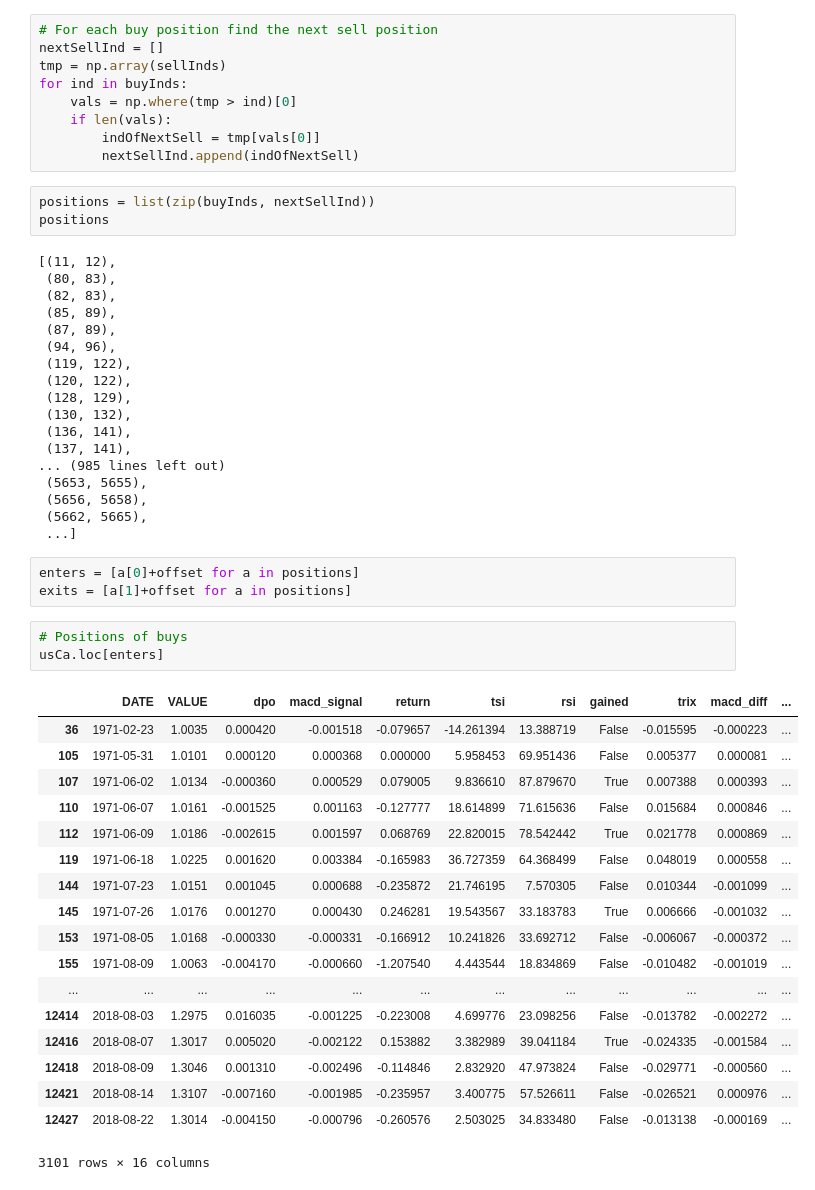
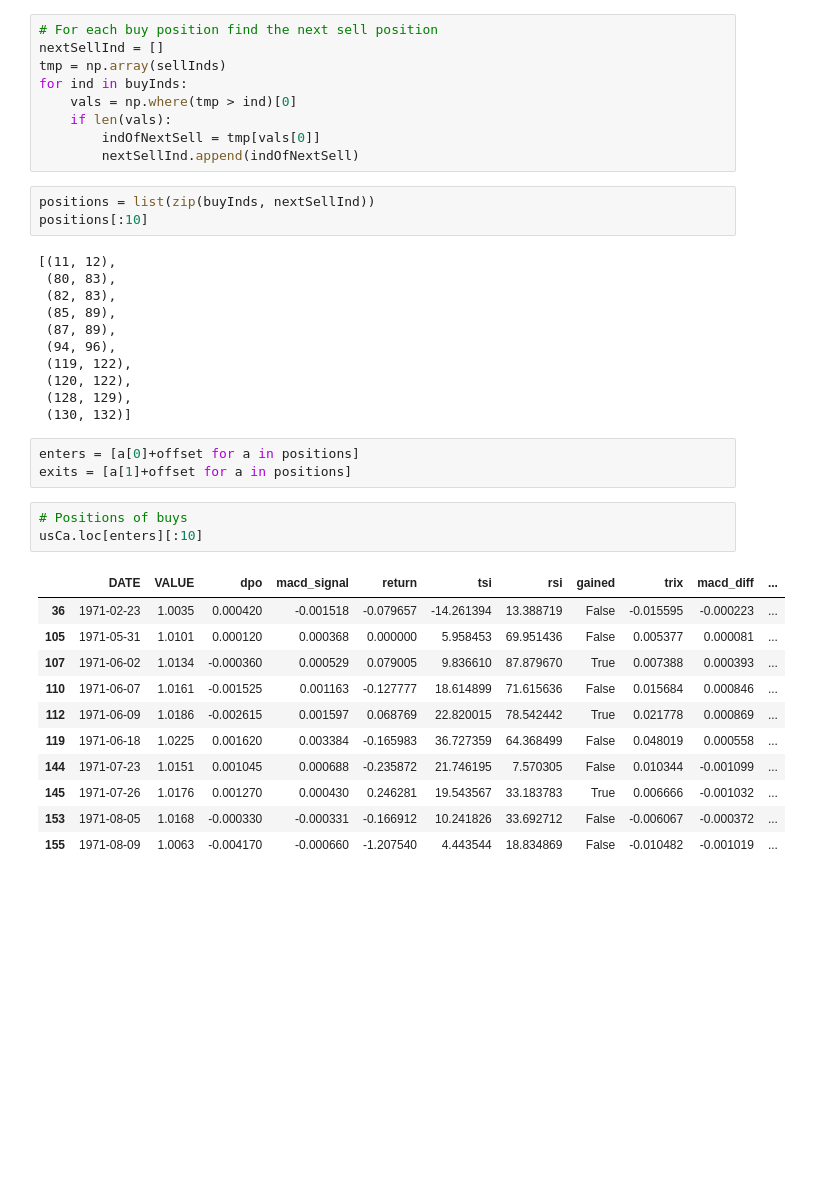
Before and after one commit to Angus-McLean/fxboys, a Jupyter notebook: DecisionTree.ipynb, the cells around one changed output. Drawn from its saved outputs; the diff is of its cells as text; blank space fills up the shorter version.

```diff
--- a/DecisionTree.ipynb
+++ b/DecisionTree.ipynb
@@ -158,7 +149,7 @@ for ind in buyInds:
         nextSellInd.append(indOfNextSell)
 # %%
 positions = list(zip(buyInds, nextSellInd))
-positions
+positions[:10]
 # %% [output]
 [(11, 12),
  (80, 83),
@@ -169,38 +160,24 @@ positions
  (119, 122),
  (120, 122),
  (128, 129),
- (130, 132),
- (136, 141),
- (137, 141),
-... (985 lines left out)
- (5653, 5655),
- (5656, 5658),
- (5662, 5665),
- ...]
+ (130, 132)]
 # %%
 enters = [a[0]+offset for a in positions]
 exits = [a[1]+offset for a in positions]
 # %%
 # Positions of buys
-usCa.loc[enters]
+usCa.loc[enters][:10]
 # %% [output]
 |  | DATE | VALUE | dpo | macd_signal | return | tsi | rsi | gained | trix | macd_diff | ... |
 | 36 | 1971-02-23 | 1.0035 | 0.000420 | -0.001518 | -0.079657 | -14.261394 | 13.388719 | False | -0.015595 | -0.000223 | ... |
 | 105 | 1971-05-31 | 1.0101 | 0.000120 | 0.000368 | 0.000000 | 5.958453 | 69.951436 | False | 0.005377 | 0.000081 | ... |
 | 107 | 1971-06-02 | 1.0134 | -0.000360 | 0.000529 | 0.079005 | 9.836610 | 87.879670 | True | 0.007388 | 0.000393 | ... |
 | 110 | 1971-06-07 | 1.0161 | -0.001525 | 0.001163 | -0.127777 | 18.614899 | 71.615636 | False | 0.015684 | 0.000846 | ... |
 | 112 | 1971-06-09 | 1.0186 | -0.002615 | 0.001597 | 0.068769 | 22.820015 | 78.542442 | True | 0.021778 | 0.000869 | ... |
 | 119 | 1971-06-18 | 1.0225 | 0.001620 | 0.003384 | -0.165983 | 36.727359 | 64.368499 | False | 0.048019 | 0.000558 | ... |
 | 144 | 1971-07-23 | 1.0151 | 0.001045 | 0.000688 | -0.235872 | 21.746195 | 7.570305 | False | 0.010344 | -0.001099 | ... |
 | 145 | 1971-07-26 | 1.0176 | 0.001270 | 0.000430 | 0.246281 | 19.543567 | 33.183783 | True | 0.006666 | -0.001032 | ... |
 | 153 | 1971-08-05 | 1.0168 | -0.000330 | -0.000331 | -0.166912 | 10.241826 | 33.692712 | False | -0.006067 | -0.000372 | ... |
 | 155 | 1971-08-09 | 1.0063 | -0.004170 | -0.000660 | -1.207540 | 4.443544 | 18.834869 | False | -0.010482 | -0.001019 | ... |
-| ... | ... | ... | ... | ... | ... | ... | ... | ... | ... | ... | ... |
-| 12414 | 2018-08-03 | 1.2975 | 0.016035 | -0.001225 | -0.223008 | 4.699776 | 23.098256 | False | -0.013782 | -0.002272 | ... |
-| 12416 | 2018-08-07 | 1.3017 | 0.005020 | -0.002122 | 0.153882 | 3.382989 | 39.041184 | True | -0.024335 | -0.001584 | ... |
-| 12418 | 2018-08-09 | 1.3046 | 0.001310 | -0.002496 | -0.114846 | 2.832920 | 47.973824 | False | -0.029771 | -0.000560 | ... |
-| 12421 | 2018-08-14 | 1.3107 | -0.007160 | -0.001985 | -0.235957 | 3.400775 | 57.526611 | False | -0.026521 | 0.000976 | ... |
-| 12427 | 2018-08-22 | 1.3014 | -0.004150 | -0.000796 | -0.260576 | 2.503025 | 34.833480 | False | -0.013138 | -0.000169 | ... |
-3101 rows × 16 columns
 # %%
 # Positions of sells
```
Also changed, not shown: parts of 7 cells of this notebook.
